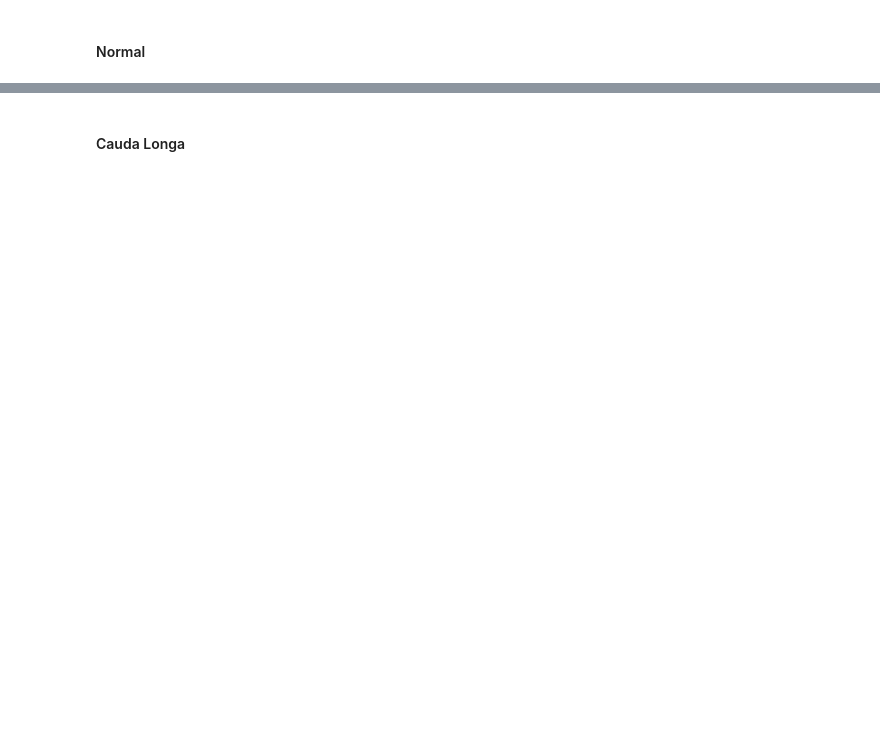
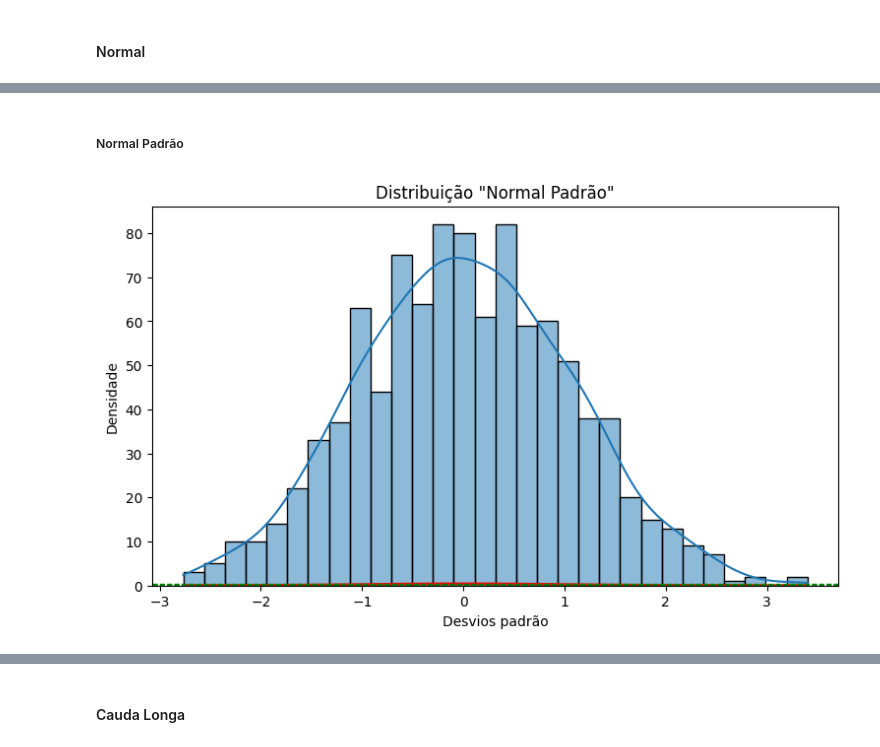
Before and after one commit to nortonvanz/Fundamentals, a Jupyter notebook: Statistic.ipynb, the cells around one changed output, grey strips where cells are left out. Saved outputs shown, nothing was run; the diff lists cells and outputs as text; code cells hidden in the pictures; blank space fills up the shorter version.

```diff
--- a/Statistic.ipynb
+++ b/Statistic.ipynb
@@ -934,0 +1073,34 @@ Regressão à média:
+# %% [markdown]
+##### Normal Padrão
+# %%
+# Definindo os parâmetros da distribuição normal
+mean = 0
+std_dev = 1
+
+# Gerando dados sintéticos
+np.random.seed(98)
+data_norm = np.random.normal(loc=mean, scale=std_dev, size=1000)
+
+# Criando o gráfico
+plt.figure(figsize=(9, 5))
+sns.histplot(data_norm, kde=True, bins=30)
+
+# Plotando a curva normal
+x = np.linspace(data_norm.min(), data_norm.max(), 100)
+pdf = (np.exp(-(x - mean)**2 / (2 * std_dev**2)) / (std_dev * np.sqrt(2 * np.pi)))
+plt.plot(x, pdf, color='red', linewidth=2)
+
+# Adicionando linhas no eixo y para 1, 2 e 3 desvios padrões
+plt.axhline(y=0.3989, color='green', linestyle='--', linewidth=1)  # 1 desvio padrão
+plt.axhline(y=0.1989, color='green', linestyle='--', linewidth=1)  # 2 desvios padrões
+plt.axhline(y=0.0668, color='green', linestyle='--', linewidth=1)  # 3 desvios padrões
+
+# Configurando o título e rótulos dos eixos
+plt.title('Distribuição "Normal Padrão"')
+plt.xlabel('Desvios padrão')
+plt.ylabel('Densidade')
+
+# Exibindo o gráfico
+plt.show()
+# %% [output]
+[figure, added]
```
Also changed, not shown: parts of 126 cells of this notebook.
